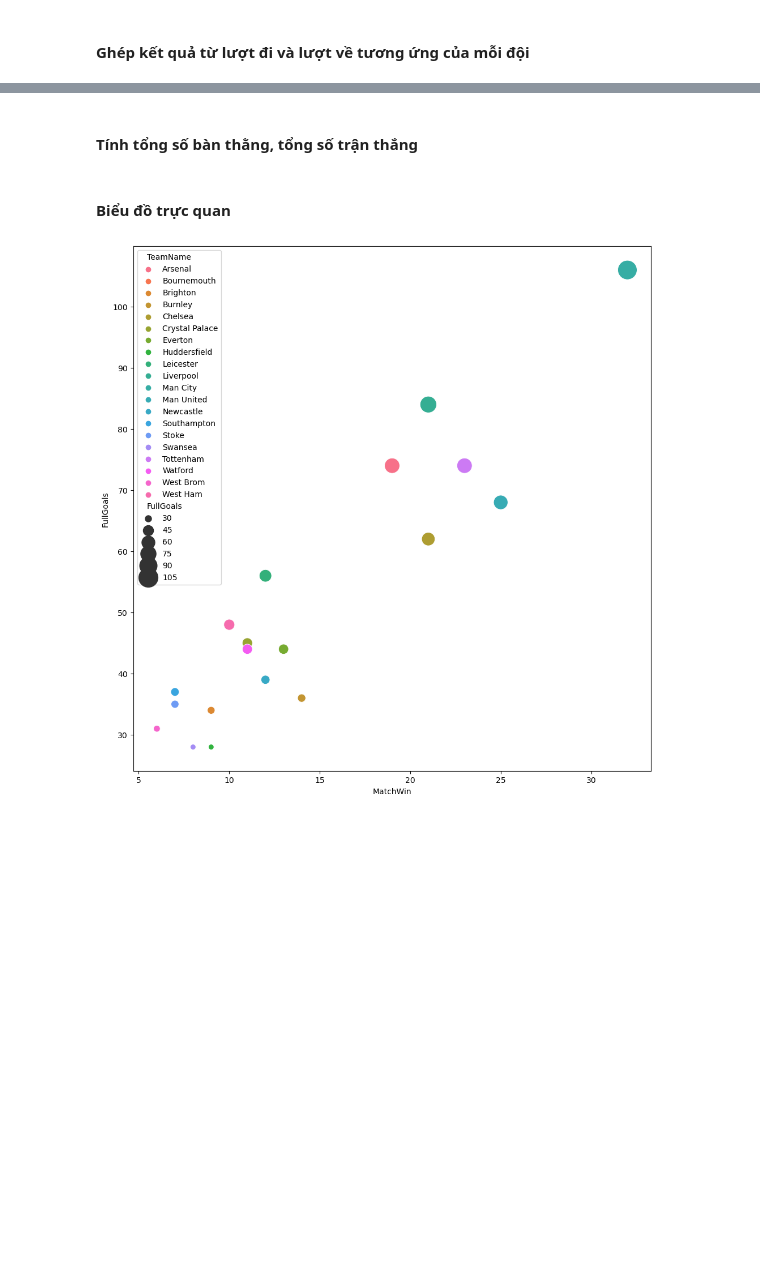
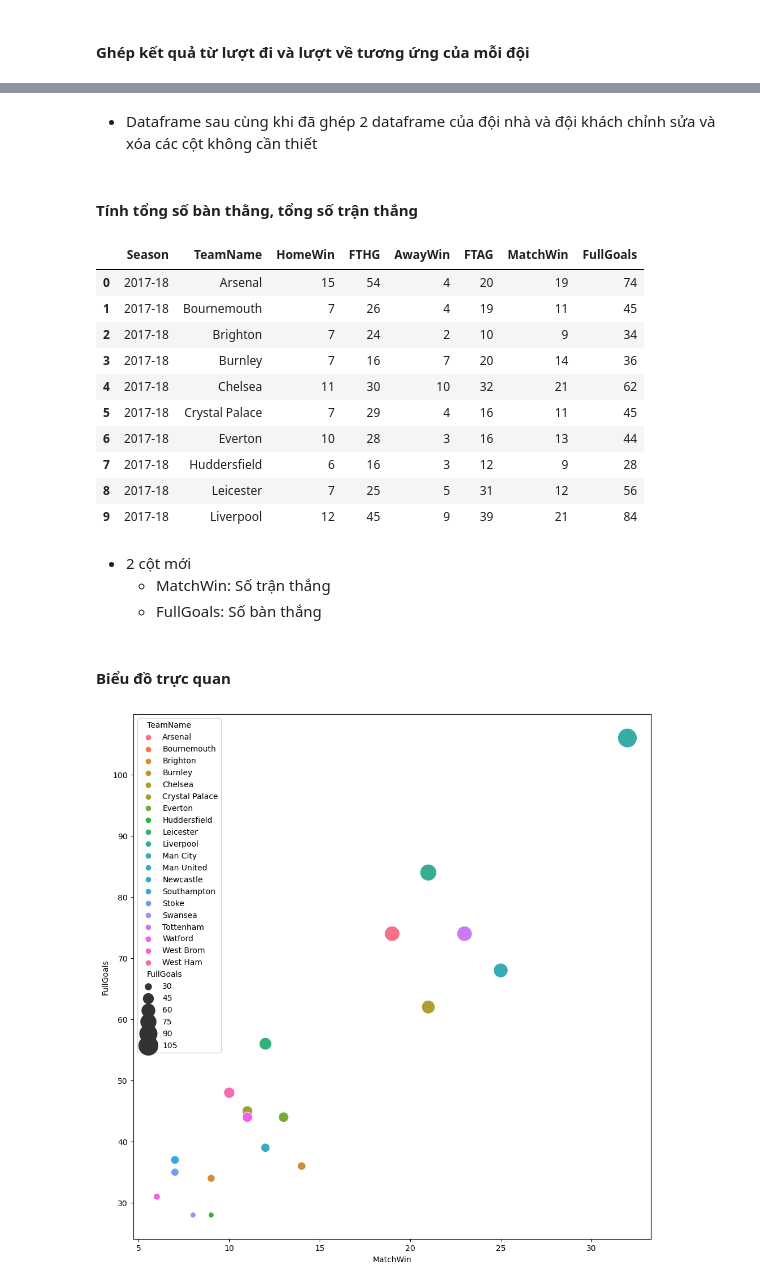
Before and after one commit to chopcolate/DataPrograming, a Jupyter notebook: Final_Project.ipynb, the cells around one changed output, grey strips where cells are left out. Saved outputs shown, nothing was run; the diff lists cells and outputs as text; code cells hidden in the pictures; blank space fills up the shorter version.

```diff
--- a/Final_Project.ipynb
+++ b/Final_Project.ipynb
@@ -482,8 +520,27 @@ Summary_df = Summary_df.drop(['FTR', 'AwayTeam'], axis = 1)
+# %% [markdown]
+- Dataframe sau cùng khi đã ghép 2 dataframe của đội nhà và đội khách chỉnh sửa và xóa các cột không cần thiết
 # %% [markdown]
 #### Tính tổng số bàn thằng, tổng số trận thắng
 # %%
 Summary_df['MatchWin'] = Summary_df['HomeWin'] + Summary_df['AwayWin']
 Summary_df['FullGoals'] = Summary_df['FTHG'] + Summary_df['FTAG']
+Summary_df.head(10)
+# %% [output]
+|  | Season | TeamName | HomeWin | FTHG | AwayWin | FTAG | MatchWin | FullGoals |
+| 0 | 2017-18 | Arsenal | 15 | 54 | 4 | 20 | 19 | 74 |
+| 1 | 2017-18 | Bournemouth | 7 | 26 | 4 | 19 | 11 | 45 |
+| 2 | 2017-18 | Brighton | 7 | 24 | 2 | 10 | 9 | 34 |
+| 3 | 2017-18 | Burnley | 7 | 16 | 7 | 20 | 14 | 36 |
+| 4 | 2017-18 | Chelsea | 11 | 30 | 10 | 32 | 21 | 62 |
+| 5 | 2017-18 | Crystal Palace | 7 | 29 | 4 | 16 | 11 | 45 |
+| 6 | 2017-18 | Everton | 10 | 28 | 3 | 16 | 13 | 44 |
+| 7 | 2017-18 | Huddersfield | 6 | 16 | 3 | 12 | 9 | 28 |
+| 8 | 2017-18 | Leicester | 7 | 25 | 5 | 31 | 12 | 56 |
+| 9 | 2017-18 | Liverpool | 12 | 45 | 9 | 39 | 21 | 84 |
+# %% [markdown]
+- 2 cột mới
+    - MatchWin: Số trận thắng
+    - FullGoals: Số bàn thắng
 # %% [markdown]
 #### Biểu đồ trực quan
 # %%
```
Also changed, not shown: parts of 34 cells of this notebook.
